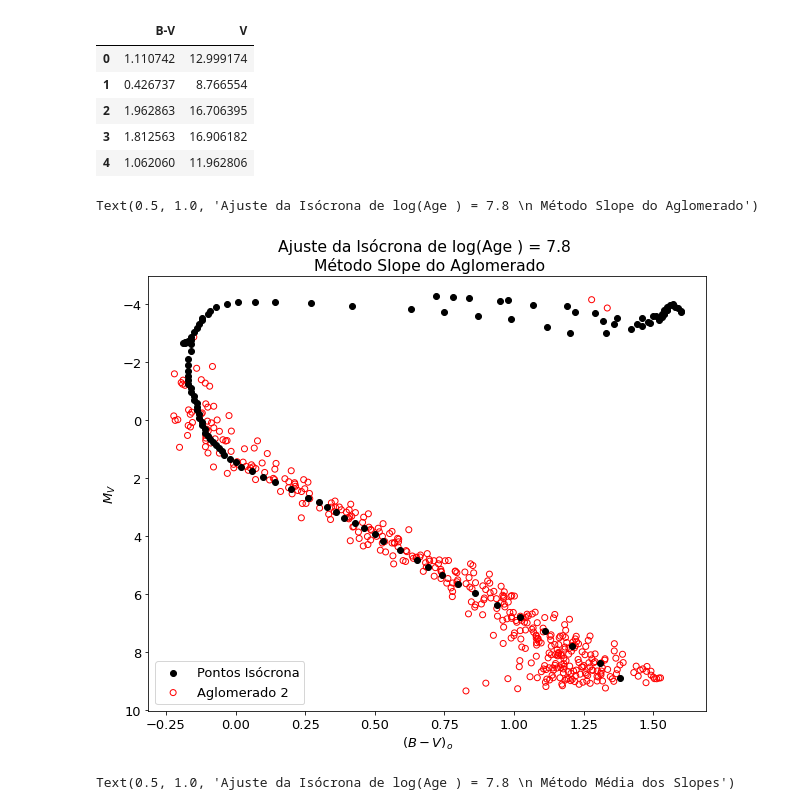
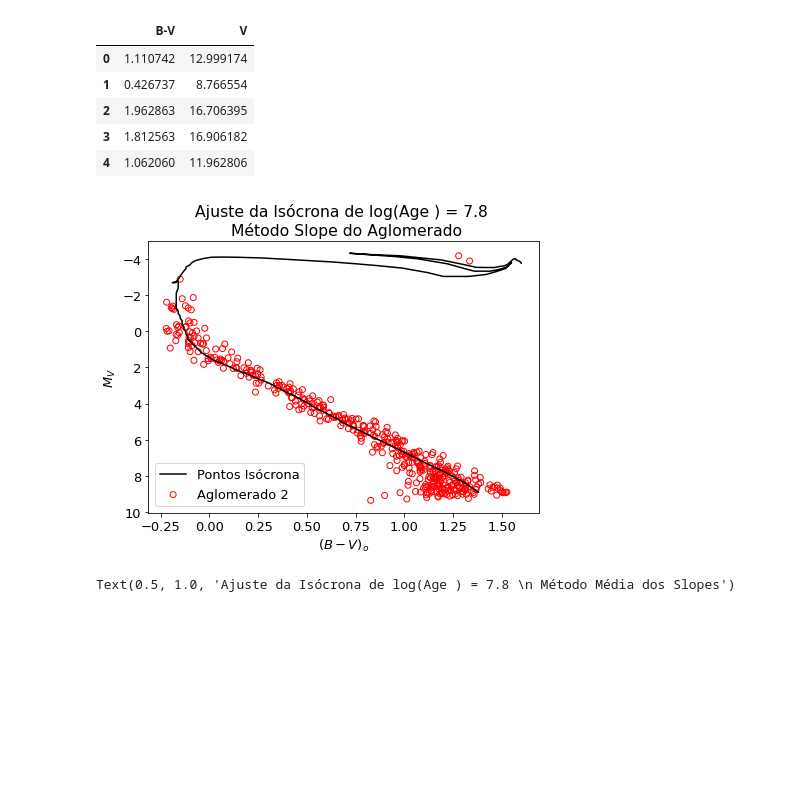
Before and after one commit to jppirest/mw_substructures, a Jupyter notebook: dados/Ag_Simulados/distancias.ipynb, the cells around one changed output. Drawn from its saved outputs; the diff is of its cells as text; code cells hidden in the pictures; blank space fills up the shorter version.

```diff
--- a/dados/Ag_Simulados/distancias.ipynb
+++ b/dados/Ag_Simulados/distancias.ipynb
@@ -206,27 +204,26 @@ iso2 = iso[iso['log(Age)']==7.8]
 # %%
 plt.rc('xtick', labelsize=13)
 plt.rc('ytick', labelsize=13)
 
 
 font = {'family' : 'sans-serif',
         'weight' : 'normal',
         'size'   : 13}
 
 plt.rc('font', **font)
 
-fig,ax = plt.subplots(figsize=(10,8)) #(figsize=(10,8))
+fig,ax = plt.subplots(figsize=(7,5)) #(figsize=(10,8))
 plt.gca().invert_yaxis()
-plt.scatter(iso2['(B-V)o'],iso2['Mv'], label = 'Pontos Isócrona', color = 'black', zorder = 10)
+plt.plot(iso2['(B-V)o'],iso2['Mv'], label = 'Pontos Isócrona', color = 'black', zorder = 10)
 #plt.plot(iso2['(B-V)o'],iso2['Mv'], label = 'Isocronas', color = 'black')
 plt.scatter(i2['B-V'] - 0.5,i2['V']-5*np.log10(d2/10)-3.1*0.5, label = 'Aglomerado 2', color = 'none', edgecolor = 'red')
 plt.legend(frameon=True)
 plt.xlabel(r"$(B-V)_o$")
 plt.ylabel(r"$M_V$")
 plt.title('Ajuste da Isócrona de log(Age ) = 7.8 \n Método Slope do Aglomerado')
-#plt.savefig('./Imagens_Relat/ag2iso.png', dpi = 1000, format = 'png')
+plt.savefig('./Imagens_Relat/ag2iso.png', dpi = 300, format = 'png')
 # %% [output]
-Text(0.5, 1.0, 'Ajuste da Isócrona de log(Age ) = 7.8 \n Método Slope do Aglomerado')
-[figure, old version]
+[figure, new version]
 # %%
 plt.rc('xtick', labelsize=13)
 plt.rc('ytick', labelsize=13)
```
Also changed, not shown: parts of 3 cells of this notebook, 13 other files.
